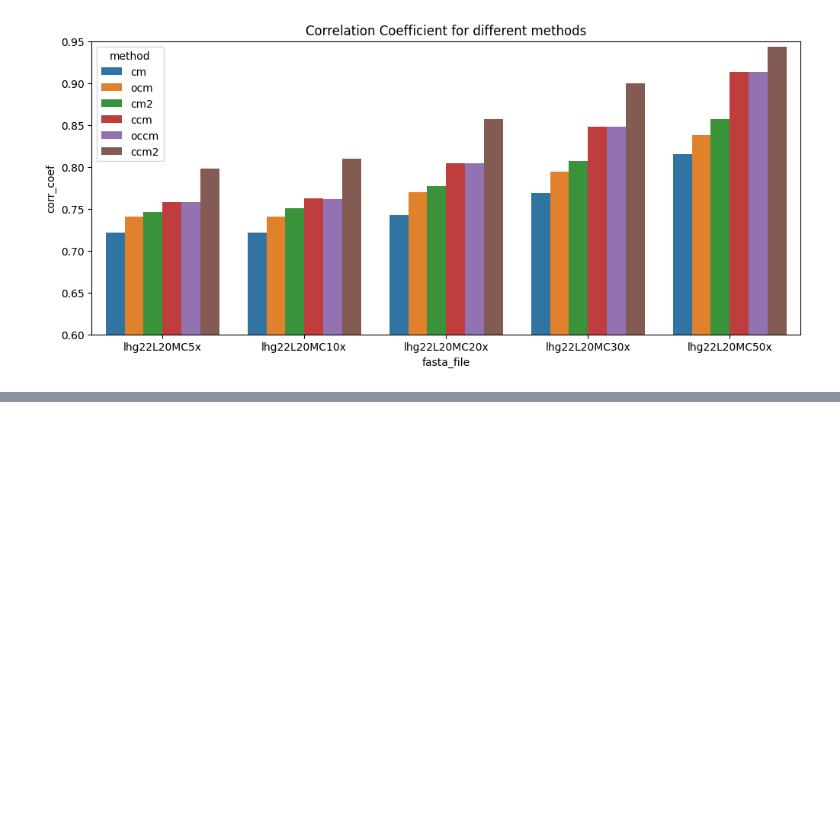
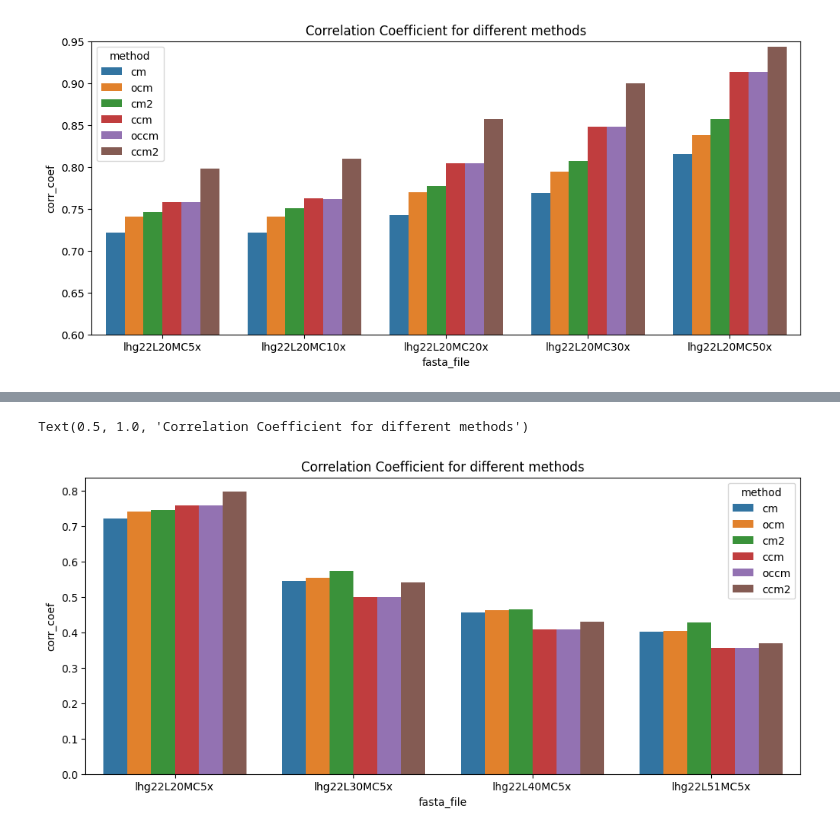
Before and after one commit to MahdeeMushfiqueKamal/OCM_refactored, a Jupyter notebook: plots.ipynb, the cells around one changed output, grey strips where cells are left out. Drawn from its saved outputs; the diff is of its cells as text; code cells hidden in the pictures; blank space fills up the shorter version.

```diff
--- a/plots.ipynb
+++ b/plots.ipynb
@@ -46,0 +59,8 @@ plt.ylim(0.6, 0.95)
+# %%
+fig, ax = plt.subplots(1,1,figsize=(12, 5))
+sns.barplot(x='fasta_file', y='corr_coef', hue='method', data=df2, ax = ax, palette='tab10',hue_order= hue_order)
+ax.set_title('Correlation Coefficient for different methods')
+# plt.ylim(0.6, 0.95)
+# %% [output]
+Text(0.5, 1.0, 'Correlation Coefficient for different methods')
+[figure, added]
```
Also changed, not shown: parts of 7 cells of this notebook, 3 other files.
